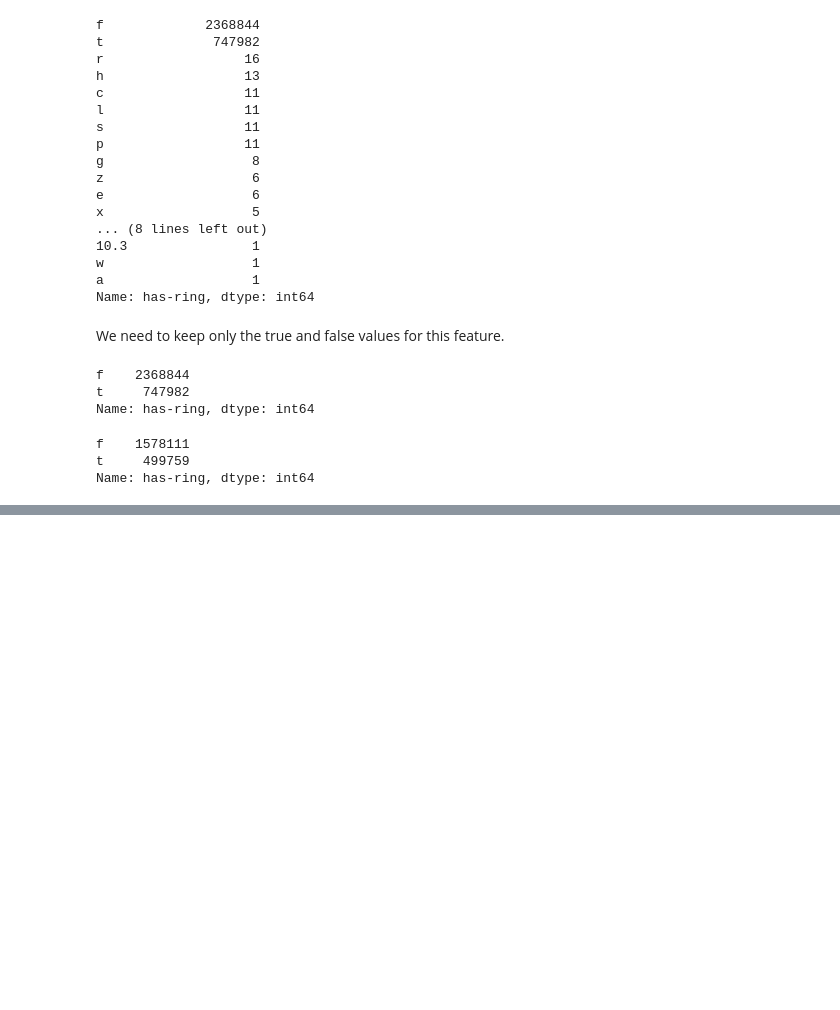
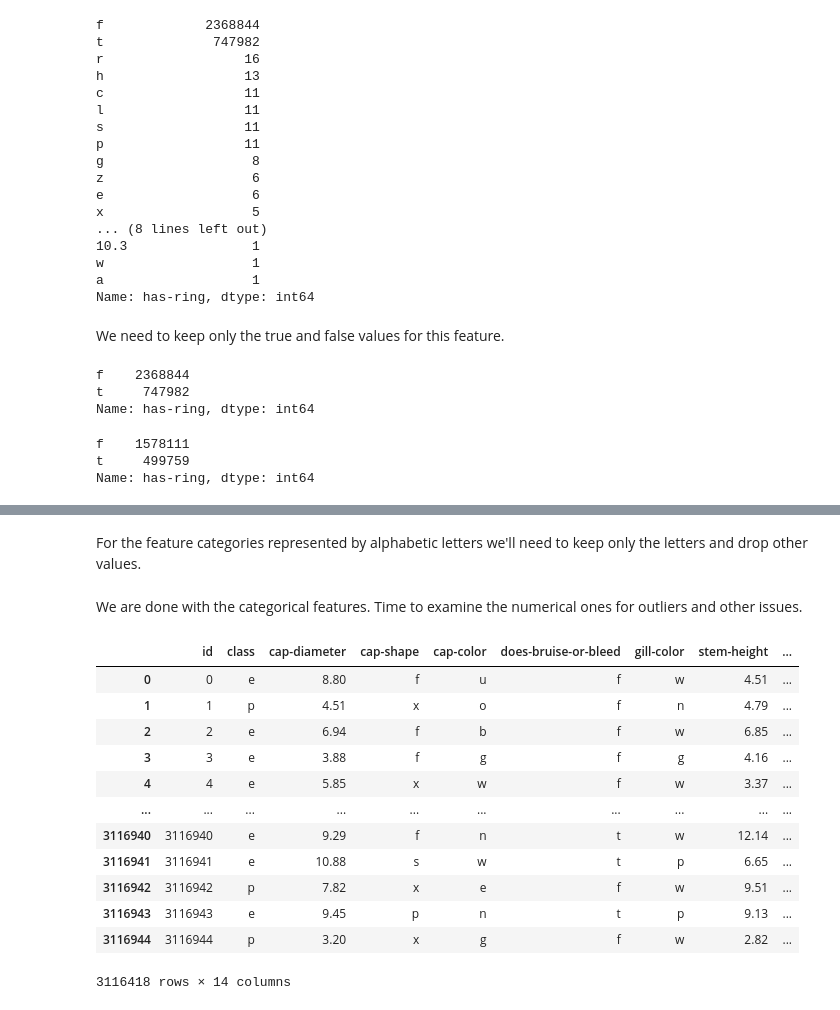
Before and after one commit to NabilAouidad/Poisonous-Mushroom-Prediction, a Jupyter notebook: EDA.ipynb, the cells around one changed output, grey strips where cells are left out. Drawn from its saved outputs; the diff is of its cells as text; code cells hidden in the pictures; blank space fills up the shorter version.

Commit message:
Removed inconsistent records from categorical features

```diff
--- a/EDA.ipynb
+++ b/EDA.ipynb
@@ -365,0 +389,3 @@ Name: has-ring, dtype: int64
+# %%
+mushroom_train_df = mushroom_train_df[mushroom_train_df["does-bruise-or-bleed"].isin(['f', 't'])]
+mushroom_test_df = mushroom_test_df[mushroom_test_df["does-bruise-or-bleed"].isin(['f', 't'])]
@@ -365,0 +429,25 @@ Name: has-ring, dtype: int64
+# %% [markdown]
+For the feature categories represented by alphabetic letters we'll need to keep only the letters and drop other values.
+# %%
+letterFeatures = ["cap-shape", "cap-color", "gill-color", "stem-color", "ring-type", "habitat"]
+for feature in letterFeatures:
+    mushroom_train_df = mushroom_train_df[mushroom_train_df[feature].isin(list(string.ascii_lowercase))]
+    mushroom_test_df = mushroom_test_df[mushroom_test_df[feature].isin(list(string.ascii_lowercase))]
+# %% [markdown]
+We are done with the categorical features. Time to examine the numerical ones for outliers and other issues.
+# %%
+mushroom_train_df
+# %% [output]
+|  | id | class | cap-diameter | cap-shape | cap-color | does-bruise-or-bleed | gill-color | stem-height | ... |
+| 0 | 0 | e | 8.80 | f | u | f | w | 4.51 | ... |
+| 1 | 1 | p | 4.51 | x | o | f | n | 4.79 | ... |
+| 2 | 2 | e | 6.94 | f | b | f | w | 6.85 | ... |
+| 3 | 3 | e | 3.88 | f | g | f | g | 4.16 | ... |
+| 4 | 4 | e | 5.85 | x | w | f | w | 3.37 | ... |
+| ... | ... | ... | ... | ... | ... | ... | ... | ... | ... |
+| 3116940 | 3116940 | e | 9.29 | f | n | t | w | 12.14 | ... |
+| 3116941 | 3116941 | e | 10.88 | s | w | t | p | 6.65 | ... |
+| 3116942 | 3116942 | p | 7.82 | x | e | f | w | 9.51 | ... |
+| 3116943 | 3116943 | e | 9.45 | p | n | t | p | 9.13 | ... |
+| 3116944 | 3116944 | p | 3.20 | x | g | f | w | 2.82 | ... |
+3116418 rows × 14 columns
```
Also changed, not shown: parts of 9 cells of this notebook.
